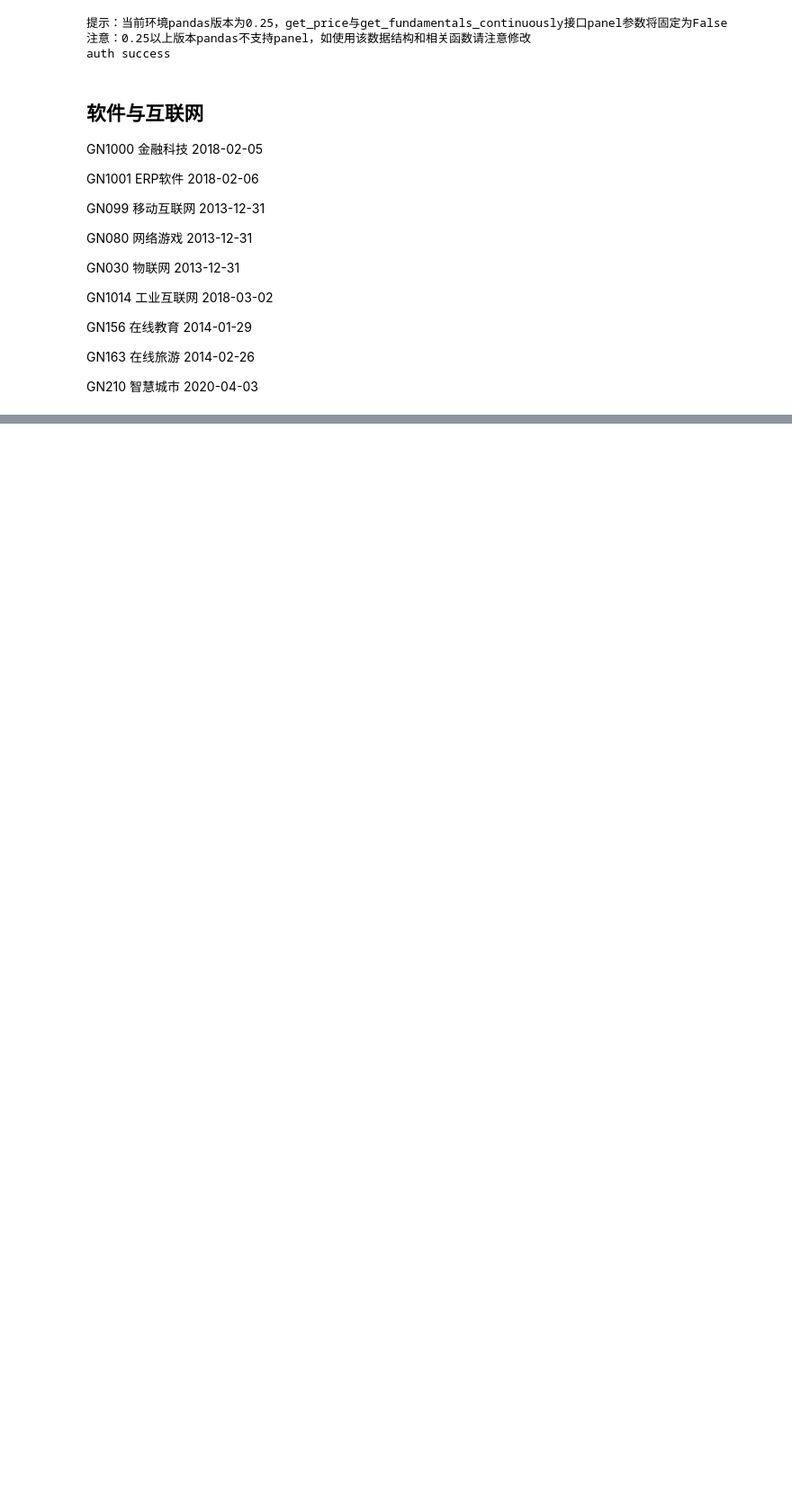
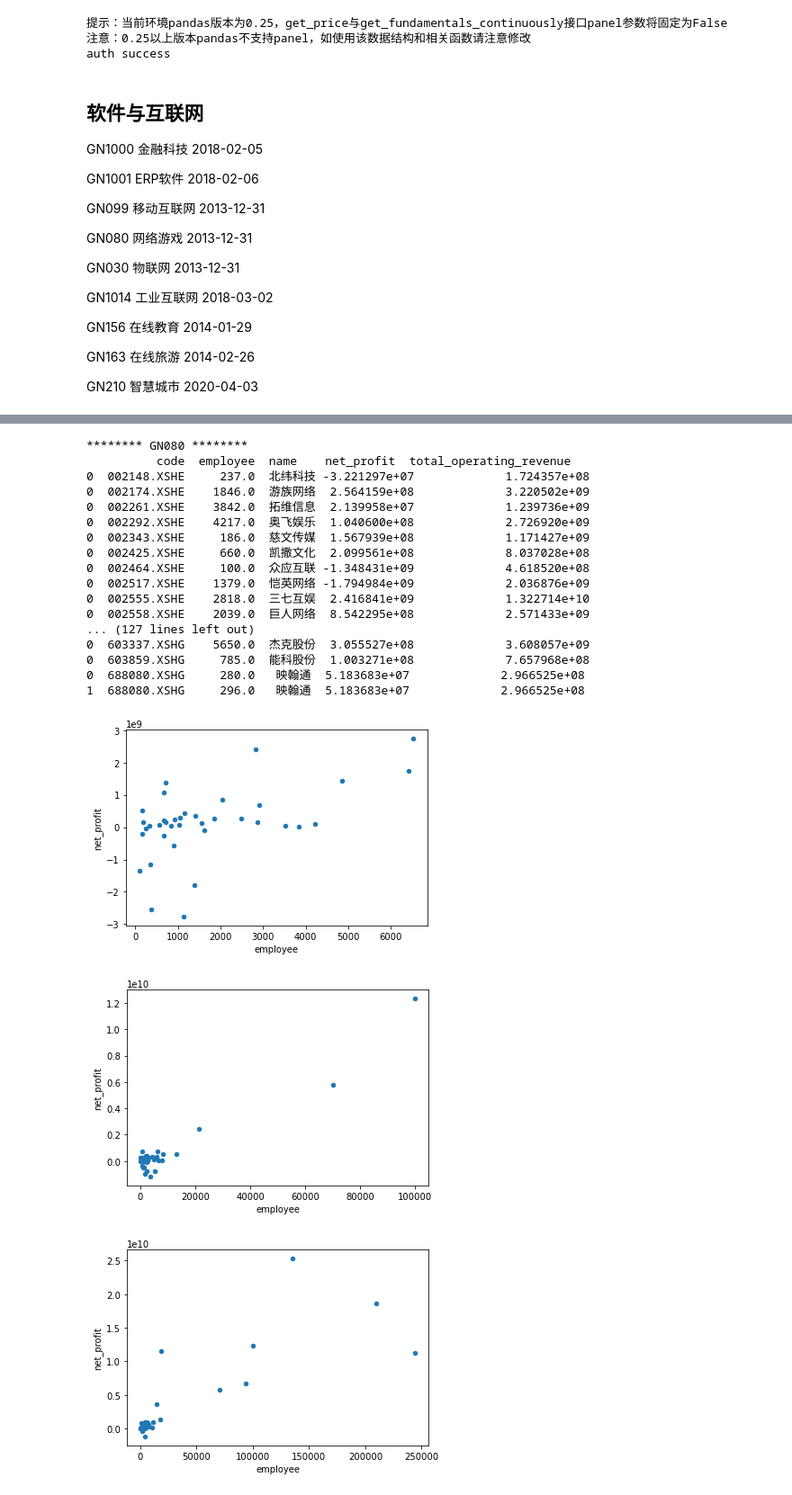
Before and after one commit to ShaoZC/Financial-report-acquisition-and-data-processing-with-Python, a Jupyter notebook: jq_概念股人均营收_软件互联网.ipynb, the cells around one changed output, grey strips where cells are left out. Shown at 90% size. Cells and saved outputs as stored; diff of their text form; code cells hidden in the pictures; blank space fills up the shorter version.

```diff
--- a/jq_概念股人均营收_软件互联网.ipynb
+++ b/jq_概念股人均营收_软件互联网.ipynb
@@ -27,0 +74,40 @@ GN210	智慧城市	2020-04-03
+# %%
+for i in [80,30,1014]:
+    conceptno='GN'+str(i).rjust(3,'0') # 加载概念股清单
+    print('********',conceptno,'********')
+    yuangong2=pandas.DataFrame(columns=['code'])
+    try:
+        stocks=get_concept_stocks(conceptno, date=None) # 员工人数
+        for code1 in stocks:
+            yuangong0=finance.run_query(query(finance.STK_EMPLOYEE_INFO.name,finance.STK_EMPLOYEE_INFO.code,finance.STK_EMPLOYEE_INFO.employee).filter(finance.STK_EMPLOYEE_INFO.code==code1,finance.STK_EMPLOYEE_INFO.pub_date>='2019-12-01').limit(10))
+            yuangong1=finance.run_query(query(finance.STK_INCOME_STATEMENT.code,finance.STK_INCOME_STATEMENT.total_operating_revenue,finance.STK_INCOME_STATEMENT.net_profit).filter(finance.STK_INCOME_STATEMENT.code==code1,finance.STK_INCOME_STATEMENT.end_date=='2019-12-31').limit(1000))
+            import pandas# 将两个表连接起来
+            yuangong3=pandas.merge(yuangong0,yuangong1)
+            yuangong3=pandas.concat([yuangong2,yuangong3])
+            yuangong2=yuangong3
+        print(yuangong2)
+        yuangong2.plot('employee','net_profit',kind='scatter')
+    except:
+        print("~~~~~",conceptno)
+        pass
+# %% [output]
+******** GN080 ********
+          code  employee  name    net_profit  total_operating_revenue
+0  002148.XSHE     237.0  北纬科技 -3.221297e+07             1.724357e+08
+0  002174.XSHE    1846.0  游族网络  2.564159e+08             3.220502e+09
+0  002261.XSHE    3842.0  拓维信息  2.139958e+07             1.239736e+09
+0  002292.XSHE    4217.0  奥飞娱乐  1.040600e+08             2.726920e+09
+0  002343.XSHE     186.0  慈文传媒  1.567939e+08             1.171427e+09
+0  002425.XSHE     660.0  凯撒文化  2.099561e+08             8.037028e+08
+0  002464.XSHE     100.0  众应互联 -1.348431e+09             4.618520e+08
+0  002517.XSHE    1379.0  恺英网络 -1.794984e+09             2.036876e+09
+0  002555.XSHE    2818.0  三七互娱  2.416841e+09             1.322714e+10
+0  002558.XSHE    2039.0  巨人网络  8.542295e+08             2.571433e+09
+... (127 lines left out)
+0  603337.XSHG    5650.0  杰克股份  3.055527e+08             3.608057e+09
+0  603859.XSHG     785.0  能科股份  1.003271e+08             7.657968e+08
+0  688080.XSHG     280.0   映翰通  5.183683e+07             2.966525e+08
+1  688080.XSHG     296.0   映翰通  5.183683e+07             2.966525e+08
+[figure, added]
+[figure, added]
+[figure, added]
```
Also changed, not shown: parts of 7 cells of this notebook.
